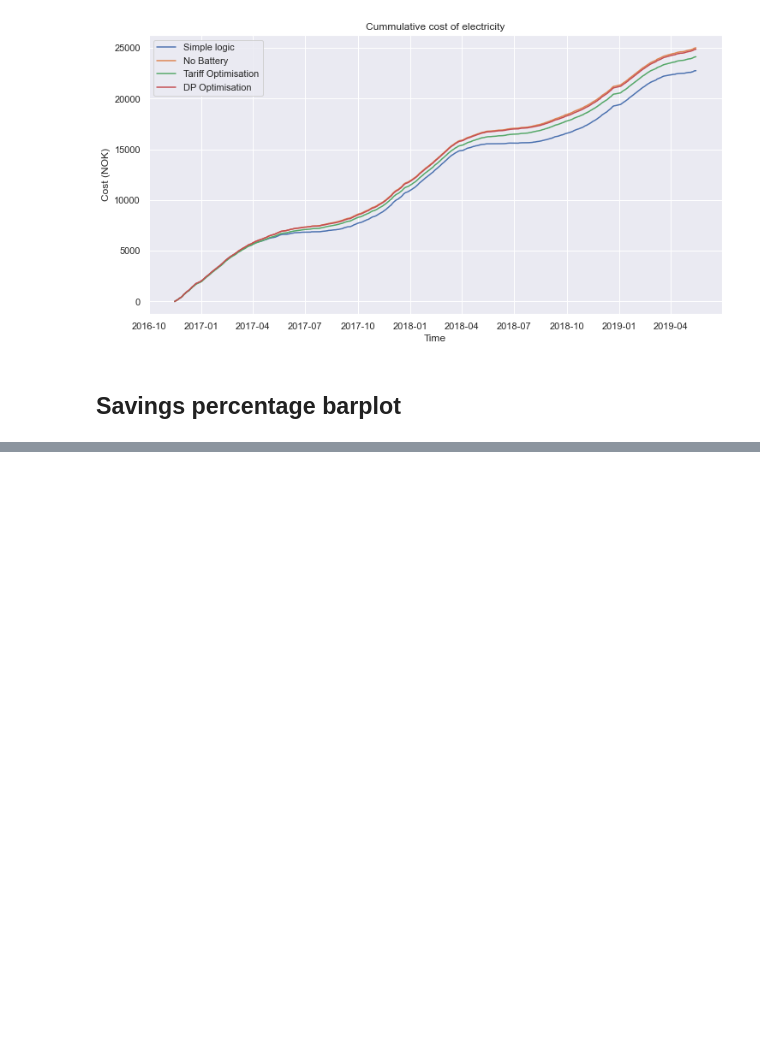
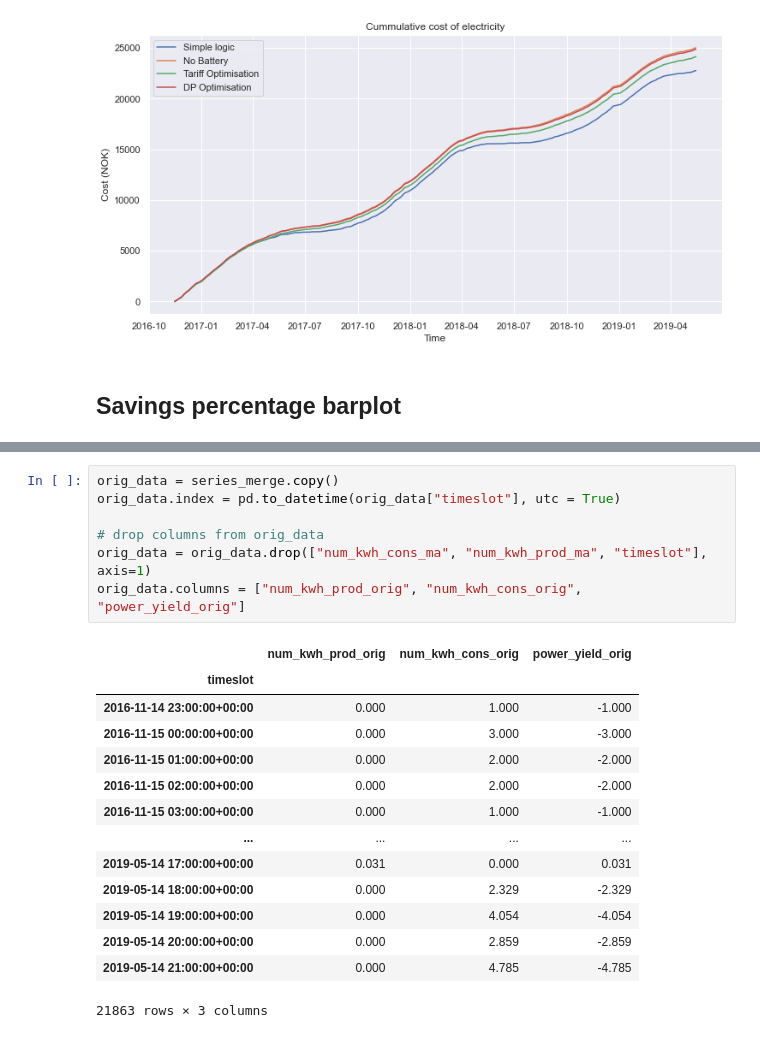
Before and after one commit to 4ug-aug/Otovo-OptimalControl, a Jupyter notebook: apply_battery.ipynb, the cells around one changed output, grey strips where cells are left out. Saved outputs shown, nothing was run; the diff lists cells and outputs as text; blank space fills up the shorter version.

```diff
--- a/apply_battery.ipynb
+++ b/apply_battery.ipynb
@@ -761,0 +786,22 @@ NameError: name 'series_battery_logic' is not defined
+# %%
+orig_data = series_merge.copy()
+orig_data.index = pd.to_datetime(orig_data["timeslot"], utc = True)
+
+# drop columns from orig_data
+orig_data = orig_data.drop(["num_kwh_cons_ma", "num_kwh_prod_ma", "timeslot"], axis=1)
+orig_data.columns = ["num_kwh_prod_orig", "num_kwh_cons_orig", "power_yield_orig"]
+# %% [output]
+|  | num_kwh_prod_orig | num_kwh_cons_orig | power_yield_orig |
+| timeslot |  |  |  |
+| 2016-11-14 23:00:00+00:00 | 0.000 | 1.000 | -1.000 |
+| 2016-11-15 00:00:00+00:00 | 0.000 | 3.000 | -3.000 |
+| 2016-11-15 01:00:00+00:00 | 0.000 | 2.000 | -2.000 |
+| 2016-11-15 02:00:00+00:00 | 0.000 | 2.000 | -2.000 |
+| 2016-11-15 03:00:00+00:00 | 0.000 | 1.000 | -1.000 |
+| ... | ... | ... | ... |
+| 2019-05-14 17:00:00+00:00 | 0.031 | 0.000 | 0.031 |
+| 2019-05-14 18:00:00+00:00 | 0.000 | 2.329 | -2.329 |
+| 2019-05-14 19:00:00+00:00 | 0.000 | 4.054 | -4.054 |
+| 2019-05-14 20:00:00+00:00 | 0.000 | 2.859 | -2.859 |
+| 2019-05-14 21:00:00+00:00 | 0.000 | 4.785 | -4.785 |
+21863 rows × 3 columns
```
Also changed, not shown: parts of 8 cells of this notebook.
